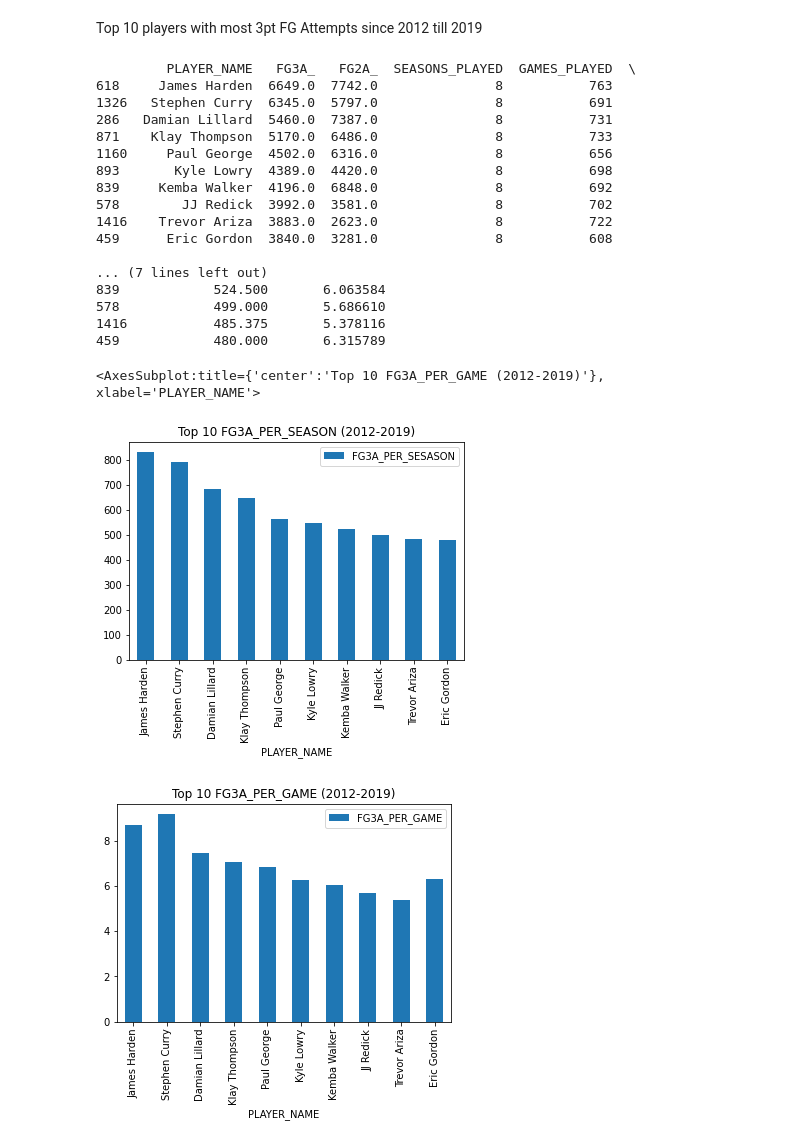
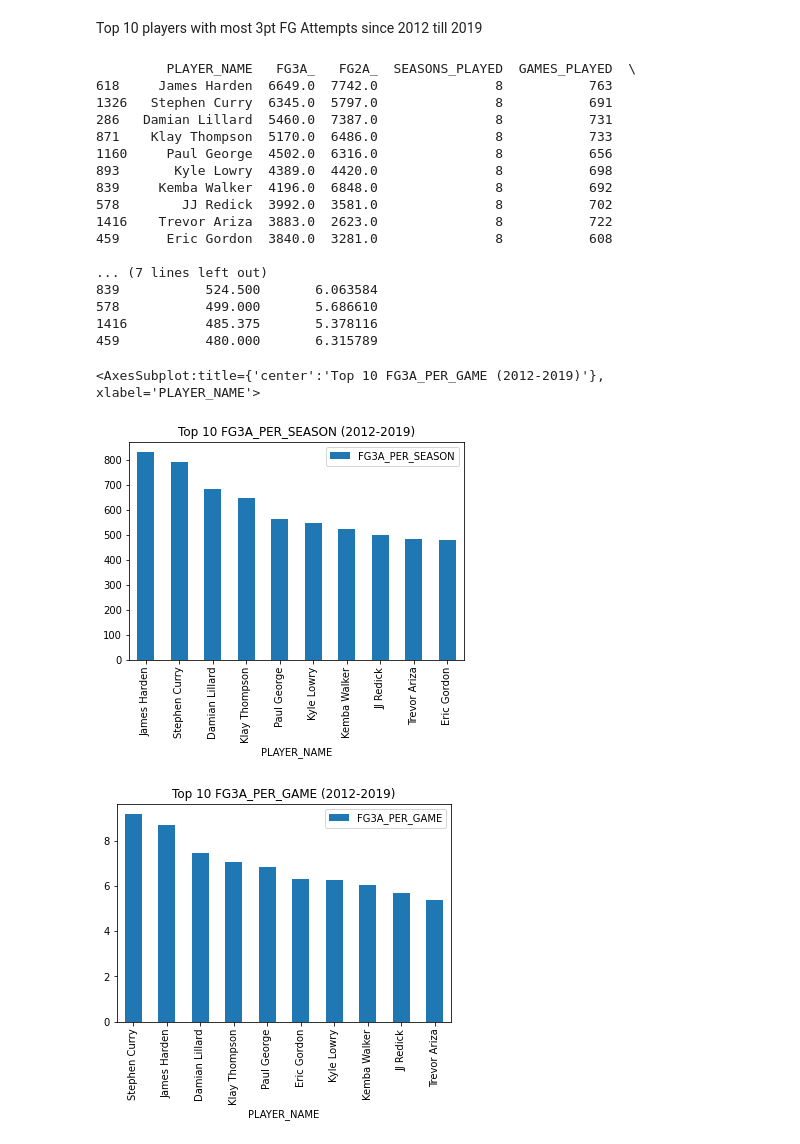
Before and after one commit to camiloms10/NBA_project, a Jupyter notebook: NBA_analysis.ipynb, the cells around one changed output. Cells and saved outputs as stored; diff of their text form; code cells hidden in the pictures.

```diff
--- a/NBA_analysis.ipynb
+++ b/NBA_analysis.ipynb
@@ -376,12 +387,12 @@ df7 = df7.loc[df['SEASON'] < 2020]
 df7 = df7.groupby(["PLAYER_NAME"]).agg(FG3A_=('FG3A','sum'),FG2A_=('FG2A_','sum'),SEASONS_PLAYED=('SEASON','nunique'),GAMES_PLAYED=('GAME_ID','nunique')).reset_index()
 df7 = df7.sort_values(by='FG3A_', ascending=False)
 df7['FG3A_'] = df7['FG3A_'].astype(float)
-df7['FG3A_PER_SESASON'] = (df7['FG3A_'] / df7['SEASONS_PLAYED'])
+df7['FG3A_PER_SEASON'] = (df7['FG3A_'] / df7['SEASONS_PLAYED'])
 df7['FG3A_PER_GAME'] = (df7['FG3A_'] / df7['GAMES_PLAYED'])
 df7 = df7[0:10]
 print(df7)
-df7.plot.bar(x="PLAYER_NAME",y="FG3A_PER_SESASON",title="Top 10 FG3A_PER_SEASON (2012-2019)")
-df7.plot.bar(x="PLAYER_NAME",y="FG3A_PER_GAME",title="Top 10 FG3A_PER_GAME (2012-2019)")
+df7.sort_values("FG3A_PER_SEASON", ascending=False).plot.bar(x="PLAYER_NAME",y="FG3A_PER_SEASON",title="Top 10 FG3A_PER_SEASON (2012-2019)")
+df7.sort_values("FG3A_PER_GAME", ascending=False).plot.bar(x="PLAYER_NAME",y="FG3A_PER_GAME",title="Top 10 FG3A_PER_GAME (2012-2019)")
 # %% [output]
          PLAYER_NAME   FG3A_   FG2A_  SEASONS_PLAYED  GAMES_PLAYED  \
 618     James Harden  6649.0  7742.0               8           763
@@ -403,3 +414,3 @@ df7.plot.bar(x="PLAYER_NAME",y="FG3A_PER_GAME",title="Top 10 FG3A_PER_GAME (2012
 <AxesSubplot:title={'center':'Top 10 FG3A_PER_GAME (2012-2019)'}, xlabel='PLAYER_NAME'>
-[figure, old version]
+[figure, new version]
-[figure, old version]
+[figure, new version]
```
Also changed, not shown: parts of 4 cells of this notebook, 4 other files.
